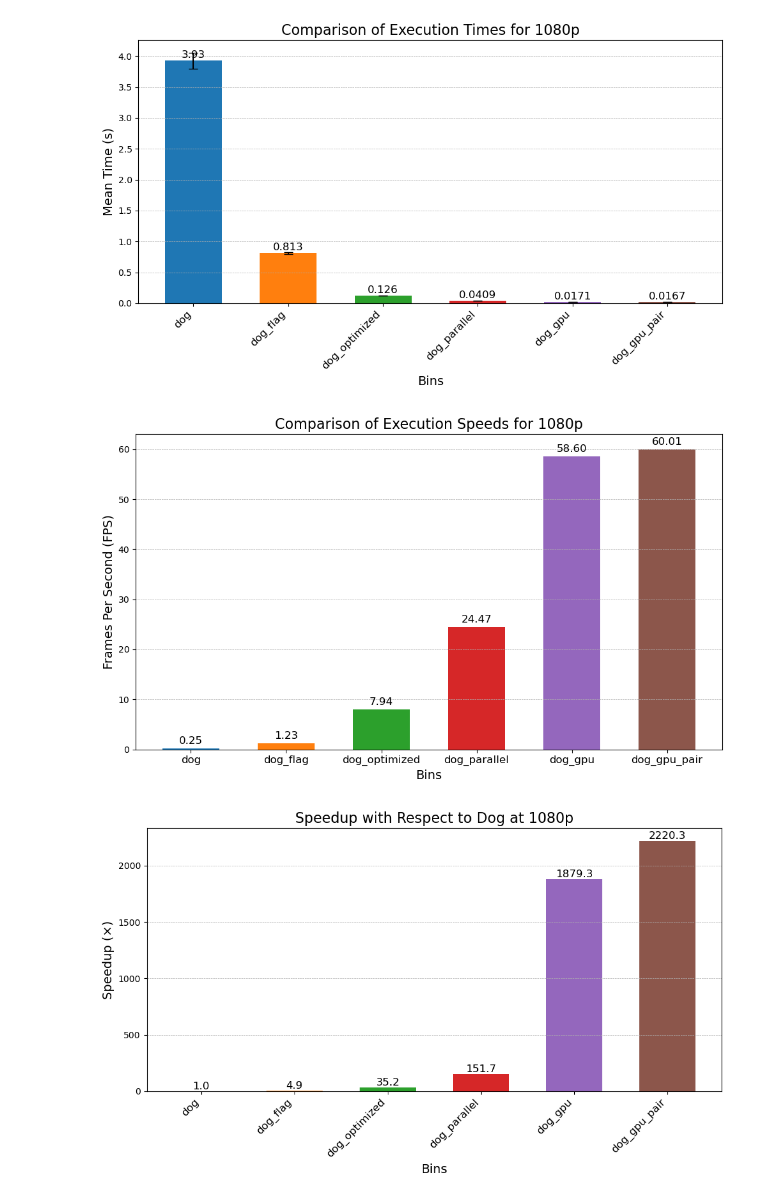
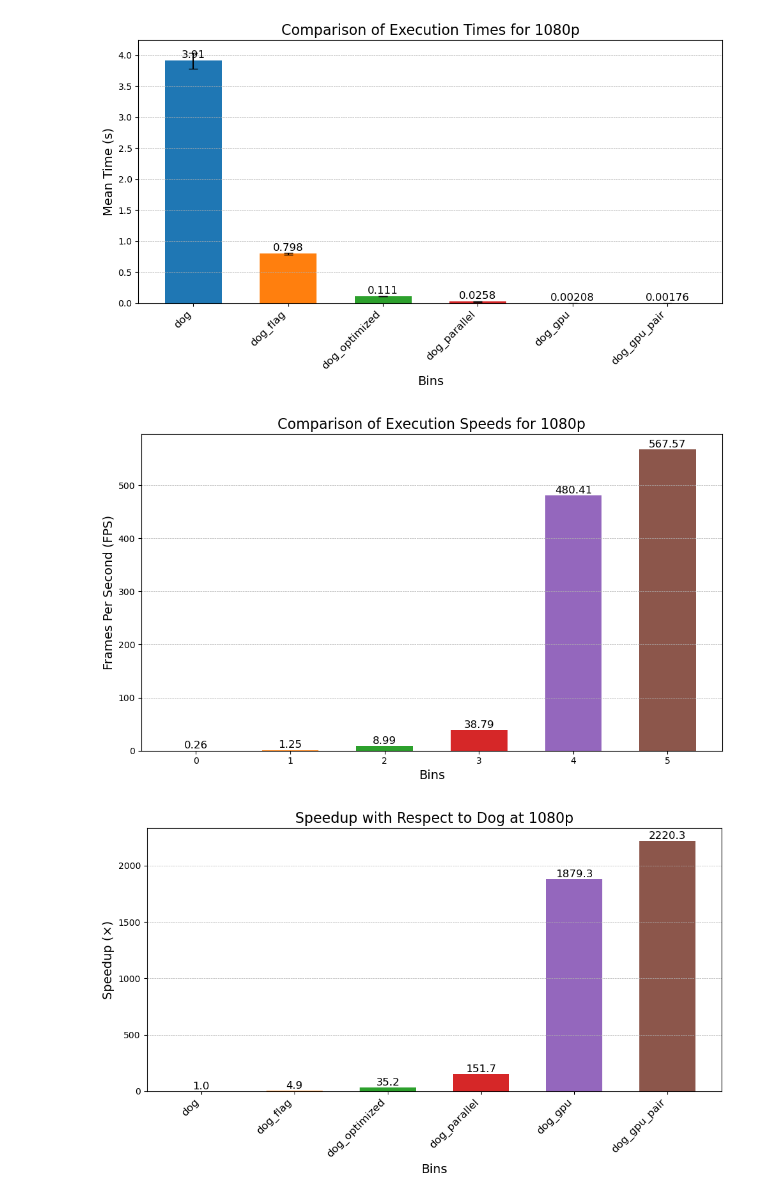
Before and after one commit to Antonio-Ciociola/CA_Project, a Jupyter notebook: stats.ipynb, the cells around one changed output. Cells and saved outputs as stored; diff of their text form; code cells hidden in the pictures.

```diff
--- a/stats.ipynb
+++ b/stats.ipynb
@@ -3,9 +3,9 @@ import os
 import sys
 import subprocess
 
-REPETITIONS = 3
+REPETITIONS = 5
 RESOLUTIONS = ['144', '480', '720', '1080']
-ARGS = ['images/video_supercropped.mp4', 'images/video_supercropped_edge.mp4', '3', '6', '0.5', '-1']
+ARGS = ['images/video_supercropped_1080.mp4', 'images/video_supercropped_1080edge.mp4', '3', '6', '0.5', '-1', '1', '1', '32', '2']
 bins_veri = ['dog', 'dog_flag', 'dog_optimized', 'dog_parallel', 'dog_gpu', 'dog_gpu_pair']
 
 FRAMES_PER_VIDEO = 3
@@ -15,7 +15,7 @@ print("Usage: python stats.py <repetitions> <input> <output> <sigma1> <sigma2> <
 Usage: python stats.py <repetitions> <input> <output> <sigma1> <sigma2> <threshold> <max_threads> <bin1> <bin2> ...
 # %%
 
-def get_stats(bin_path, threads = -1):
+def get_stats(bin_path, threads = -1, xBlock = 32, yBlock = 2):
     # get the output of the executable
     try:
         # with args ARGS
@@ -23,7 +23,10 @@ def get_stats(bin_path, threads = -1):
         bin_path = os.path.join(script_dir, bin_path)
         ARGS[0] = os.path.join(script_dir, ARGS[0])
         ARGS[1] = os.path.join(script_dir, ARGS[1])
-        ARGS[-1] = str(threads)
+        ARGS[5] = str(threads)
+        ARGS[8] = str(xBlock)
+        ARGS[9] = str(yBlock)
+
 # Connect via SSH and execute the script
         ssh_command = f"ssh taulant@10.2.86.20 '{bin_path} {' '.join(ARGS)}'"
         try:
@@ -842,8 +994,8 @@ bins = bins_veri  # Use all binaries
 resolution = '1080'
 
 # Extract mean times and standard deviations for the specified resolution
-means = [results[bin_key][resolution]['means']['total'] for bin_key in bins]
-std_devs = [results[bin_key][resolution]['std_deviation']['total'] for bin_key in bins]
+means = [results[bin_key][resolution]['means']['dog'] for bin_key in bins]
+std_devs = [results[bin_key][resolution]['std_deviation']['dog'] for bin_key in bins]
 
 # Plotting
 x = np.arange(len(bins))  # the label locations
@@ -875,31 +1027,31 @@ plt.show()
 # %%
 # Calculate frames per second (FPS) for each bin
 fps = [1 / mean for mean in means]
 
 # Plotting
 fig, ax = plt.subplots(figsize=(10, 6))
 #bars = ax.bar(x, fps, width, yerr=[std / (mean ** 2) for mean, std in zip(means, std_devs)], capsize=5, color=colors[:len(bins)])
 bars = ax.bar(x, fps, width, color=colors[:len(bins)])
 
 # Add labels and values on top of bars
 for bar in bars:
     height = bar.get_height()
     ax.text(bar.get_x() + bar.get_width() / 2, height + 0.5, f'{height:.2f}',
             ha='center', va='bottom', fontsize=12)
 
 # Add labels, title, and legend
 ax.set_ylabel('Frames Per Second (FPS)', fontsize=14)
 ax.set_xlabel('Bins', fontsize=14)
 ax.set_title(f'Comparison of Execution Speeds for {resolution}p', fontsize=16)
 ax.set_xticks(x)
-ax.set_xticklabels(bins, fontsize=12)
+#ax.set_xticklabels(bins, fontsize=12)
 ax.grid(axis='y', linestyle='--', linewidth=0.5)
 
 # Show plot
 plt.tight_layout()
 plt.show()
 # %% [output]
-[figure, old version]
+[figure, new version]
 # %%
 # Calculate speedup with respect to 'dog'
 dog_mean_time = results['dog']['1080']['means']['dog']  # Mean time for 'dog' at 1080p
```
Also changed, not shown: parts of 12 cells of this notebook.
